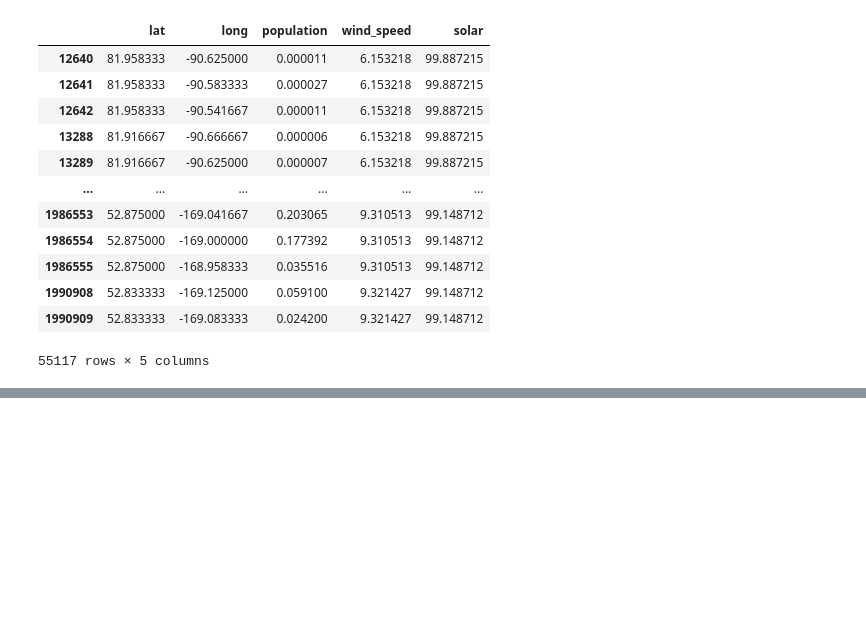
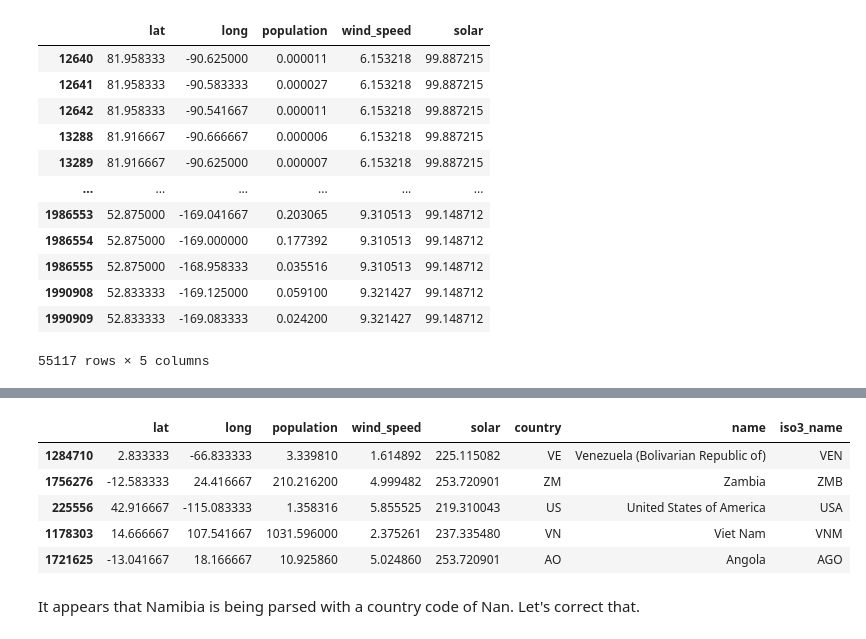
Before and after one commit to ITWSDataScience/Group3_Fall2022, a Jupyter notebook: models/data/merge.ipynb, the cells around one changed output, grey strips where cells are left out. Drawn from its saved outputs; the diff is of its cells as text; code cells hidden in the pictures; blank space fills up the shorter version.

```diff
--- a/models/data/merge.ipynb
+++ b/models/data/merge.ipynb
@@ -204,0 +206,2 @@ grid.to_csv('grid.csv', index=False)
+# %%
+grid = pd.read_csv('grid_conflicts.csv')
@@ -204,0 +282,12 @@ grid.to_csv('grid.csv', index=False)
+# %%
+import numpy as np
+grid.sample(5)
+# %% [output]
+|  | lat | long | population | wind_speed | solar | country | name | iso3_name |
+| 1284710 | 2.833333 | -66.833333 | 3.339810 | 1.614892 | 225.115082 | VE | Venezuela (Bolivarian Republic of) | VEN |
+| 1756276 | -12.583333 | 24.416667 | 210.216200 | 4.999482 | 253.720901 | ZM | Zambia | ZMB |
+| 225556 | 42.916667 | -115.083333 | 1.358316 | 5.855525 | 219.310043 | US | United States of America | USA |
+| 1178303 | 14.666667 | 107.541667 | 1031.596000 | 2.375261 | 237.335480 | VN | Viet Nam | VNM |
+| 1721625 | -13.041667 | 18.166667 | 10.925860 | 5.024860 | 253.720901 | AO | Angola | AGO |
+# %% [markdown]
+It appears that Namibia is being parsed with a country code of Nan. Let's correct that.
```
Also changed, not shown: parts of 20 cells of this notebook, 2 other files.
